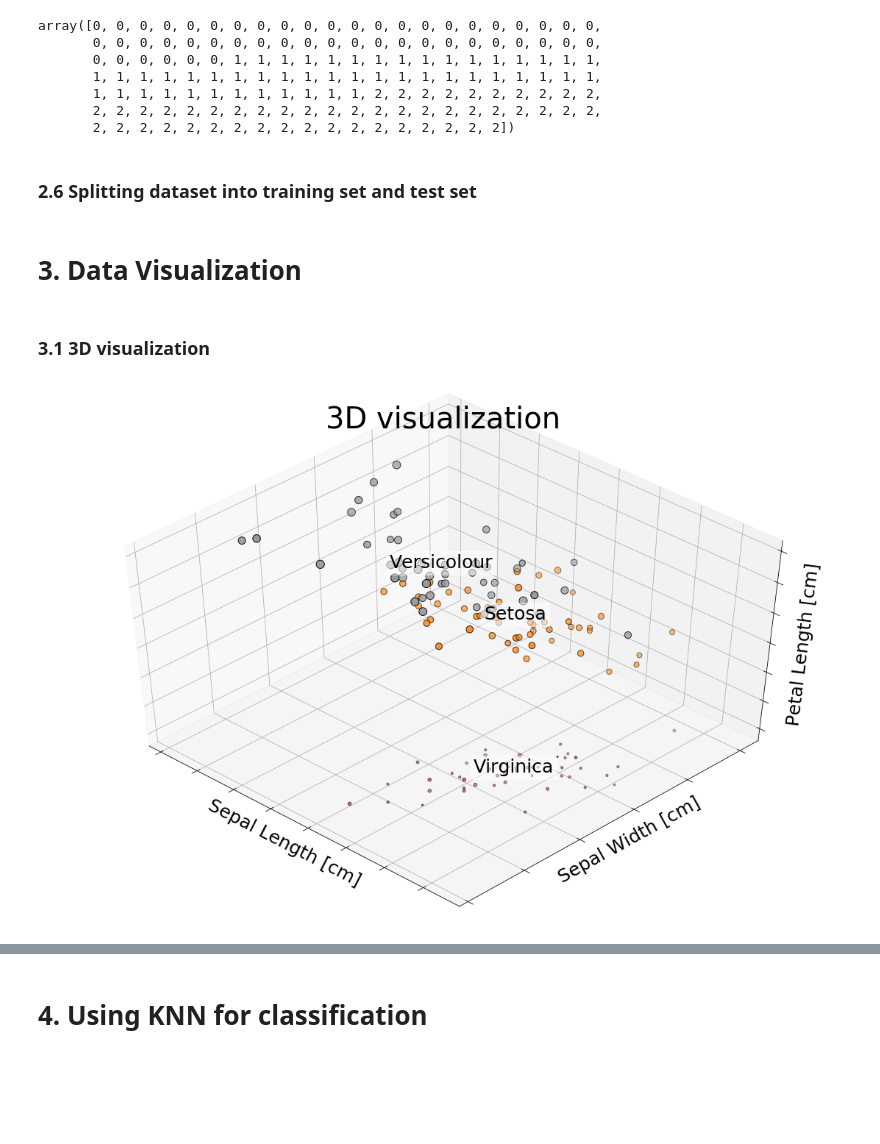
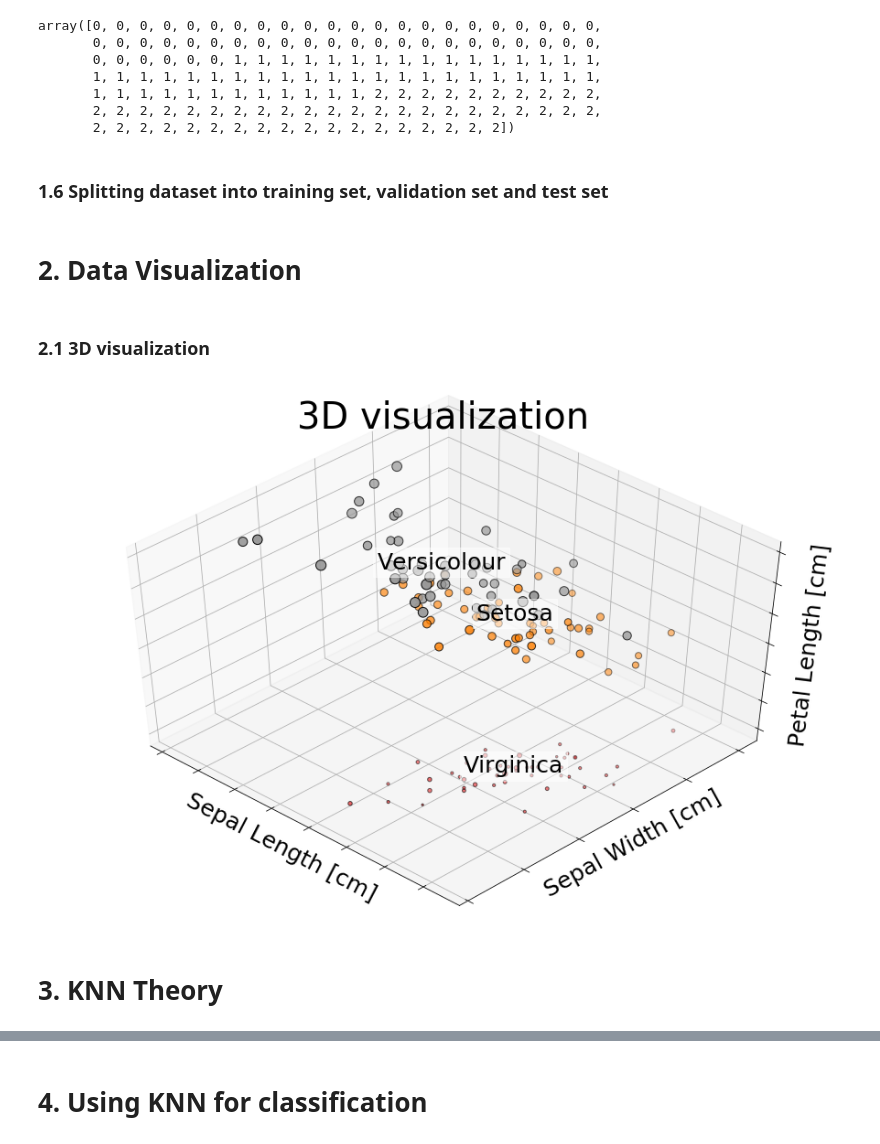
Before and after one commit to lazymahendrathapa/AIDevNepal_2018_May_12, a Jupyter notebook: KNN.ipynb, the cells around one changed output, grey strips where cells are left out. Drawn from its saved outputs; the diff is of its cells as text; code cells hidden in the pictures; blank space fills up the shorter version.

```diff
--- a/KNN.ipynb
+++ b/KNN.ipynb
@@ -124,38 +87,40 @@ array([0, 0, 0, 0, 0, 0, 0, 0, 0, 0, 0, 0, 0, 0, 0, 0, 0, 0, 0, 0, 0, 0,
        2, 2, 2, 2, 2, 2, 2, 2, 2, 2, 2, 2, 2, 2, 2, 2, 2, 2, 2, 2, 2, 2,
        2, 2, 2, 2, 2, 2, 2, 2, 2, 2, 2, 2, 2, 2, 2, 2, 2, 2])
 # %% [markdown]
-### 2.6 Splitting dataset into training set and test set
+### 1.6 Splitting dataset into training set, validation set and test set
 # %%
 from sklearn.model_selection import train_test_split
 
 X_train, X_test, y_train, y_test = train_test_split(X, y, test_size=0.2, random_state=10)
 X_train, X_val, y_train, y_val = train_test_split(X_train, y_train, test_size=0.4, random_state=10)
 # %% [markdown]
-# 3. Data Visualization
+# 2. Data Visualization
 # %% [markdown]
-### 3.1 3D visualization
+### 2.1 3D visualization
 # %%
 from mpl_toolkits.mplot3d import Axes3D
-fig = plt.figure(1, figsize=(15, 10))
+fig = plt.figure(1, figsize=(12, 8))
 ax = Axes3D(fig, elev=48, azim=134)
 ax.scatter(X[:, 0], X[:, 1], X[:, 2], c=y,
            cmap=plt.cm.Set1, edgecolor='k', s = X[:, 3]*50)
 
 for name, label in [('Virginica', 0), ('Setosa', 1), ('Versicolour', 2)]:
     ax.text3D(X[y == label, 0].mean(),
               X[y == label, 1].mean(),
               X[y == label, 2].mean(), name,
               horizontalalignment='center',
               bbox=dict(alpha=.5, edgecolor='w', facecolor='w'),size=25)
 
 ax.set_title("3D visualization", fontsize=40)
 ax.set_xlabel("Sepal Length [cm]", fontsize=25)
 ax.w_xaxis.set_ticklabels([])
 ax.set_ylabel("Sepal Width [cm]", fontsize=25)
 ax.w_yaxis.set_ticklabels([])
 ax.set_zlabel("Petal Length [cm]", fontsize=25)
 ax.w_zaxis.set_ticklabels([])
 
 plt.show()
 # %% [output]
-[figure, old version]
+[figure, new version]
+# %% [markdown]
+# 3. KNN Theory
```
Also changed, not shown: parts of 19 cells of this notebook, 2 other files.
